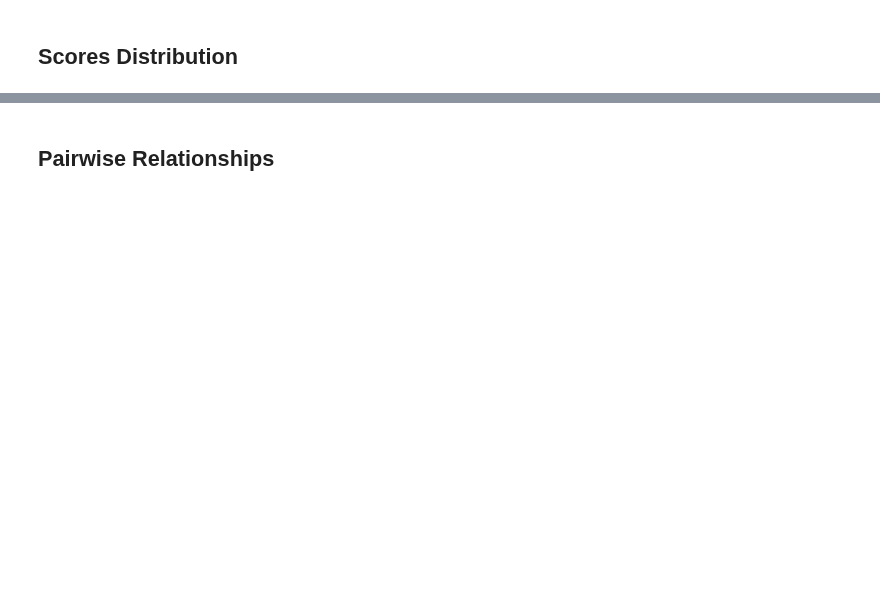
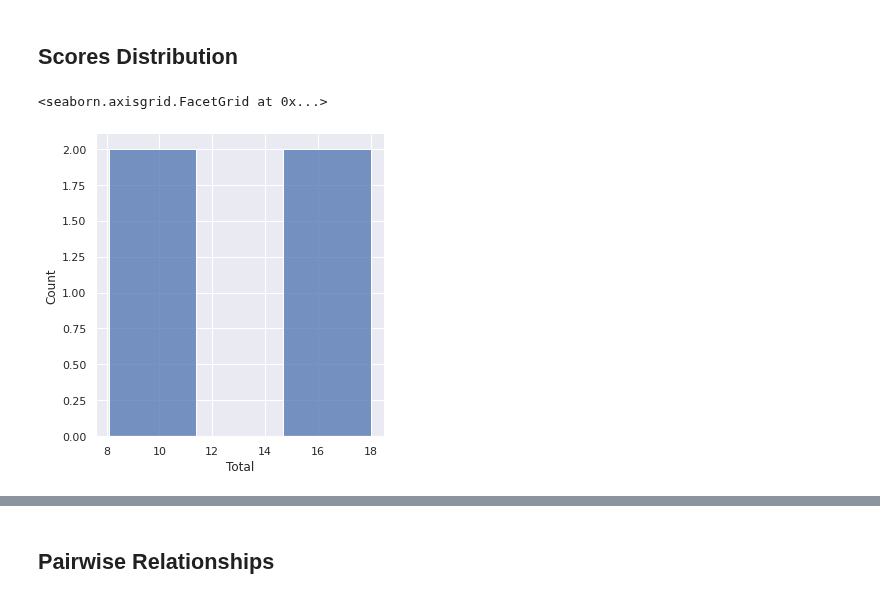
Before and after one commit to colliand/cm-api-experiments, a Jupyter notebook: scores-csv-visualization-public.ipynb, the cells around one changed output, grey strips where cells are left out. Drawn from its saved outputs; the diff is of its cells as text; code cells hidden in the pictures; blank space fills up the shorter version.

```diff
--- a/scores-csv-visualization-public.ipynb
+++ b/scores-csv-visualization-public.ipynb
@@ -96,5 +123,8 @@ df.columns
 # %% [markdown]
 ## Scores Distribution
 # %%
-sns.distplot(data['Total'])
+sns.displot(data['Total'])
+# %% [output]
+<seaborn.axisgrid.FacetGrid at 0x...>
+[figure, added]
 # %%
```
Also changed, not shown: parts of 9 cells of this notebook, 3 other files.
